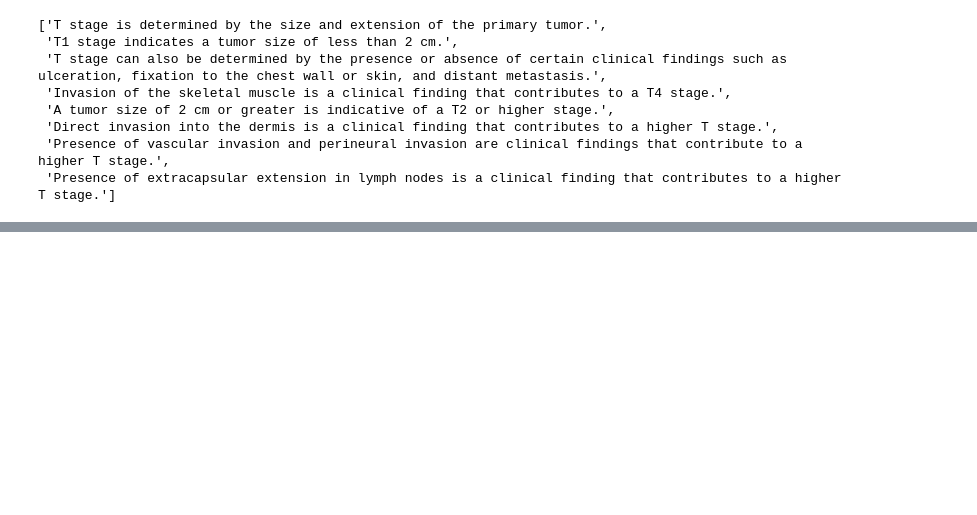
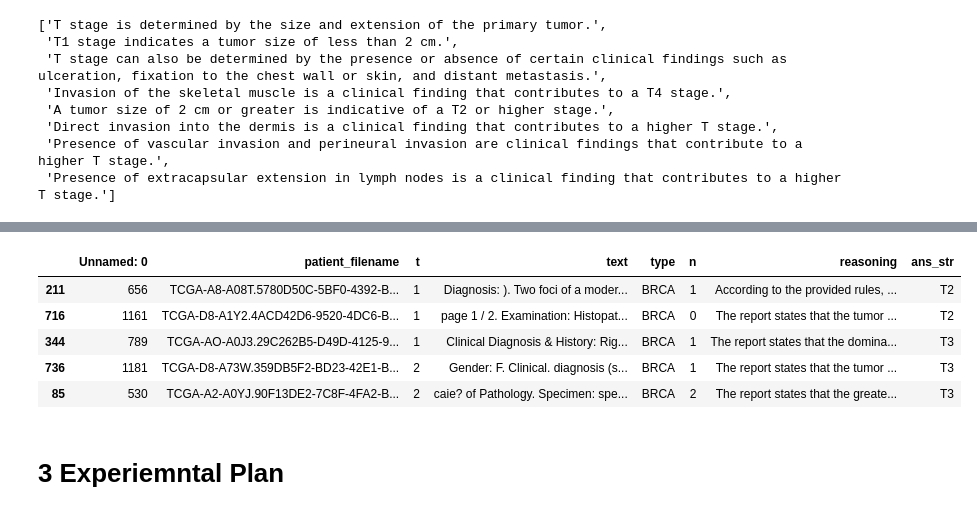
Before and after one commit to CYang-CCI-Lab/selfCorrectionAgent, a Jupyter notebook: agent_class_demonstration.ipynb, the cells around one changed output, grey strips where cells are left out. Cells and saved outputs as stored; diff of their text form; code cells hidden in the pictures; blank space fills up the shorter version.

```diff
--- a/agent_class_demonstration.ipynb
+++ b/agent_class_demonstration.ipynb
@@ -240,0 +361,11 @@ memory_agent.test(df_testing_samples)
+# %%
+conditional_memory_agent.test(df_testing_samples)
+# %% [output]
+|  | Unnamed: 0 | patient_filename | t | text | type | n | reasoning | ans_str |
+| 211 | 656 | TCGA-A8-A08T.5780D50C-5BF0-4392-B... | 1 | Diagnosis: ). Two foci of a moder... | BRCA | 1 | According to the provided rules, ... | T2 |
+| 716 | 1161 | TCGA-D8-A1Y2.4ACD42D6-9520-4DC6-B... | 1 | page 1 / 2. Examination: Histopat... | BRCA | 0 | The report states that the tumor ... | T2 |
+| 344 | 789 | TCGA-AO-A0J3.29C262B5-D49D-4125-9... | 1 | Clinical Diagnosis & History: Rig... | BRCA | 1 | The report states that the domina... | T3 |
+| 736 | 1181 | TCGA-D8-A73W.359DB5F2-BD23-42E1-B... | 2 | Gender: F. Clinical. diagnosis (s... | BRCA | 1 | The report states that the tumor ... | T3 |
+| 85 | 530 | TCGA-A2-A0YJ.90F13DE2-7C8F-4FA2-B... | 2 | caie? of Pathology. Specimen: spe... | BRCA | 2 | The report states that the greate... | T3 |
+# %% [markdown]
+# 3 Experiemntal Plan
```
Also changed, not shown: parts of 20 cells of this notebook.
